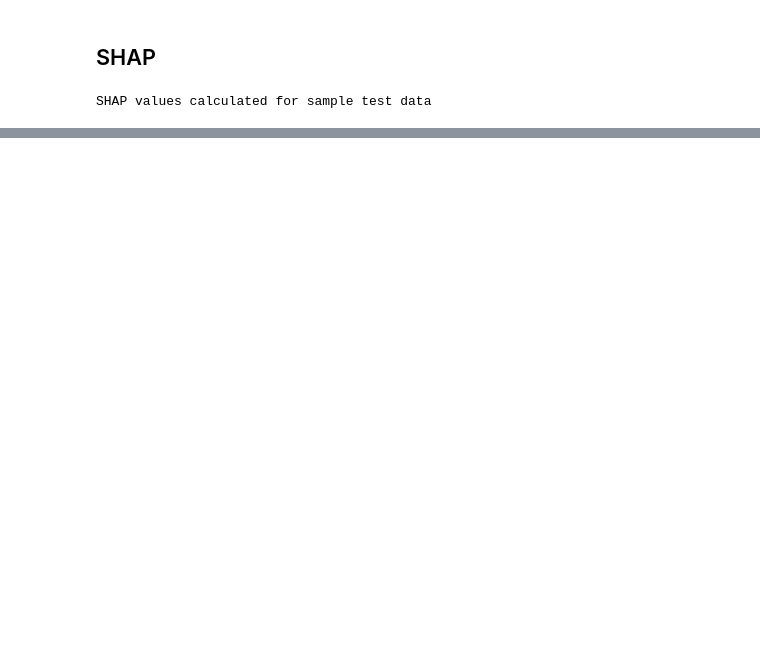
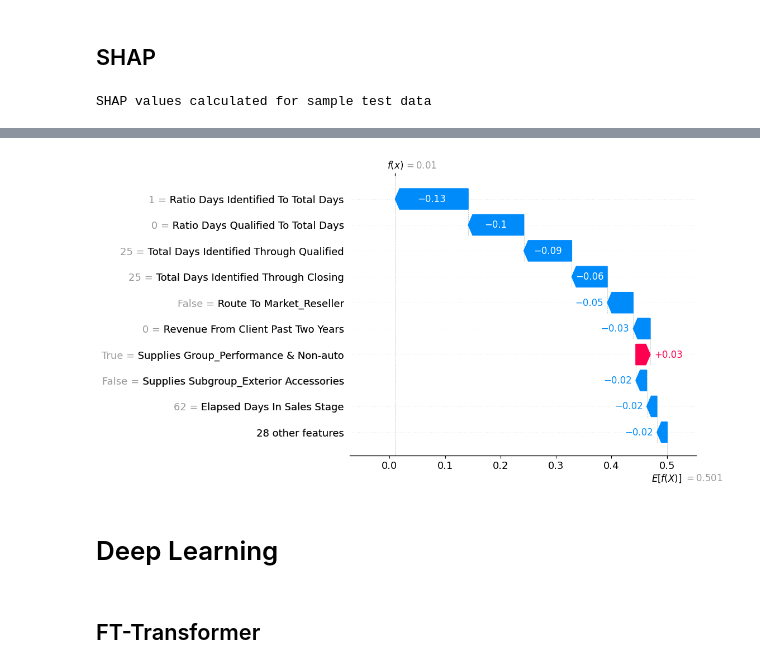
Before and after one commit to aaxlss/CRM-Predictions, a Jupyter notebook: CRM_Descriptive_Analysis.ipynb, the cells around one changed output, grey strips where cells are left out. Saved outputs shown, nothing was run; the diff lists cells and outputs as text; code cells hidden in the pictures; blank space fills up the shorter version.

```diff
--- a/CRM_Descriptive_Analysis.ipynb
+++ b/CRM_Descriptive_Analysis.ipynb
@@ -411,0 +428,8 @@ shap.summary_plot(correct_shape_values, X_test_sample)
+# %%
+shap.plots.waterfall(shap_values[1, :, 1])
+# %% [output]
+[figure, added]
+# %% [markdown]
+# Deep Learning
+# %% [markdown]
+## FT-Transformer
```
Also changed, not shown: parts of 18 cells of this notebook, 1 other file.
